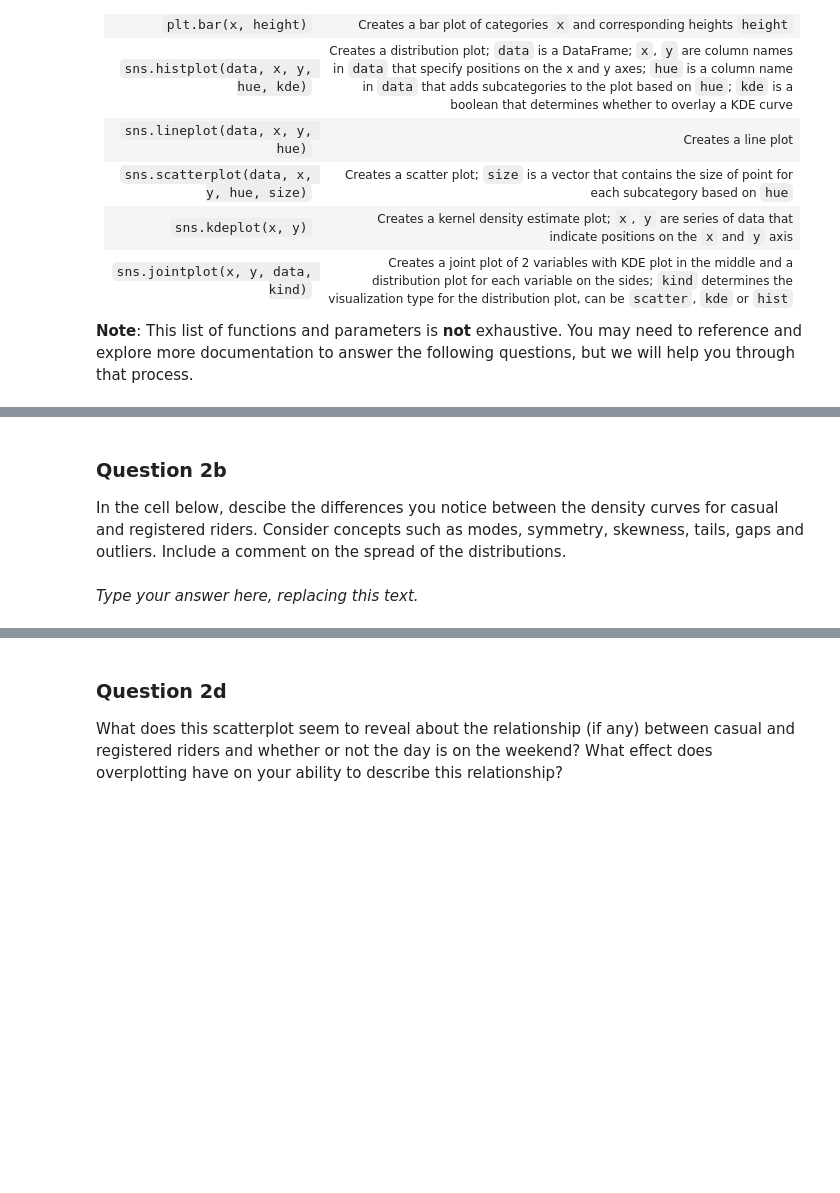
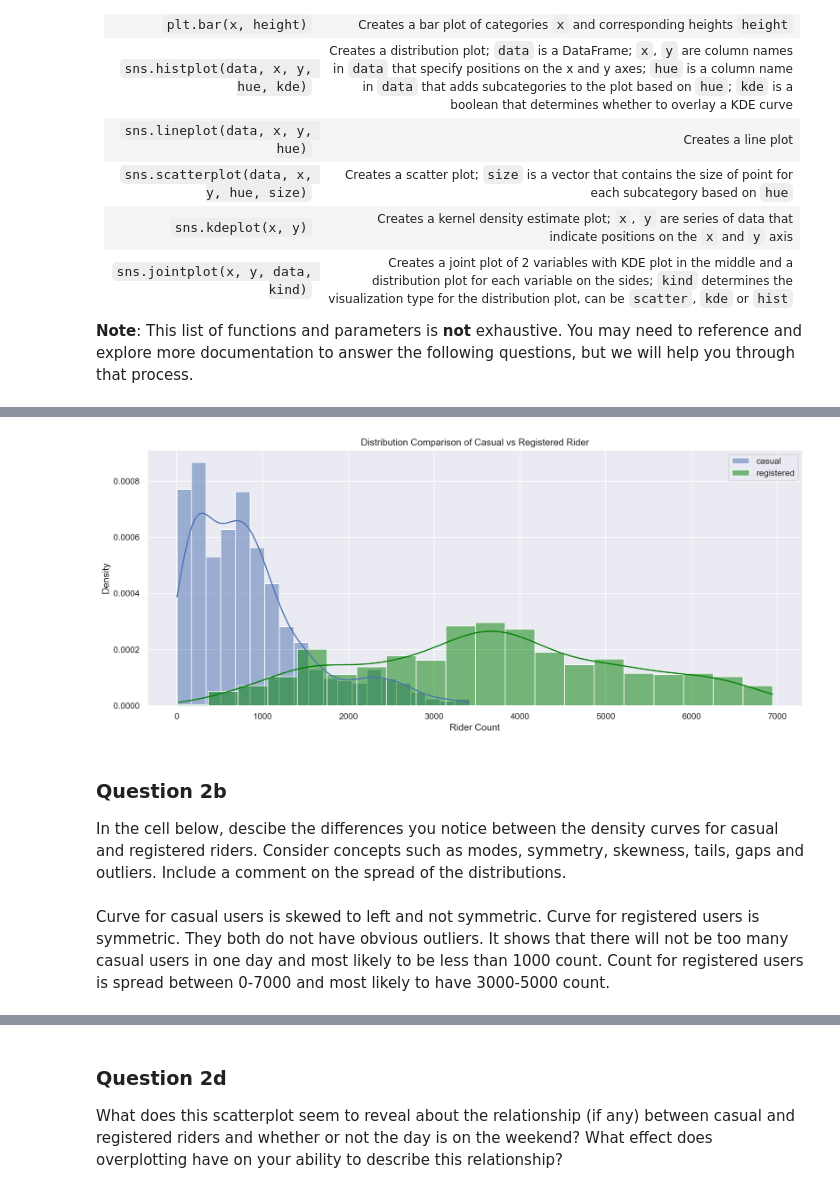
Before and after one commit to yuxin-miao/DS4710, a Jupyter notebook: Homework/hw04.ipynb, the cells around one changed output, grey strips where cells are left out. Saved outputs shown, nothing was run; the diff lists cells and outputs as text; code cells hidden in the pictures; blank space fills up the shorter version.

```diff
--- a/Homework/hw04.ipynb
+++ b/Homework/hw04.ipynb
@@ -148,8 +150,10 @@ BEGIN QUESTION
 name: q1a
 points: 2
 -->
-# %%
-# Modify holiday weekday, workingday, and weathersit here
-...
-bike.replace(factor_dict, inplace=True)
-bike.head()
+# %%
+# Modify holiday weekday, workingday, and weathersit here
+bike['holiday'] = bike['holiday'].map({1: 'yes', 0: 'no'})
+bike['weekday'] = bike['weekday'].map({0: 'Sun', 1: 'Mon', 2: 'Tue', 3: 'Wed', 4: 'Thu', 5: 'Fri', 6: 'Sat'})
+bike['workingday'] = bike['workingday'].map({1: 'yes', 0: 'no'})
+bike['weathersit'] = bike['weathersit'].map({1: 'Clear', 2: 'Mist', 3: 'Light', 4: 'Heavy'})
+bike.head()
@@ -185,0 +196,3 @@ daily_counts.head()
+# %%
+daily_counts = bike.groupby('dteday').agg({'casual': 'sum', 'registered': 'sum', 'workingday': 'first'})
+daily_counts.head()
@@ -229,3 +248,14 @@ Include a legend, xlabel, ylabel, and title. Read the [seaborn plotting tutorial
+# %%
+plt.figure(figsize=[15,6])
+sns.histplot(data=daily_counts['casual'], bins=20, kde=True, label='casual', stat='density')
+sns.histplot(data=daily_counts['registered'], bins=20, stat='density', kde=True, label='registered', color='green')
+plt.title('Distribution Comparison of Casual vs Registered Rider')
+plt.xlabel('Rider Count')
+plt.ylabel('Density')
+plt.legend()
+plt.show()
+# %% [output]
+[figure, added]
 # %% [markdown]
 <!-- END QUESTION -->
 
@@ -240,8 +270,8 @@ name: q2b
 points: 2
 manual: true
 -->
-# %% [markdown]
-_Type your answer here, replacing this text._
+# %% [markdown]
+Curve for casual users is skewed to left and not symmetric. Curve for registered users is symmetric. They both do not have obvious outliers. It shows that there will not be too many casual users in one day and most likely to be less than 1000 count. Count for registered users is spread between 0-7000 and most likely to have 3000-5000 count.
 # %% [markdown]
 <!-- END QUESTION -->
 
```
Also changed, not shown: parts of 39 cells of this notebook, 22 other files.
